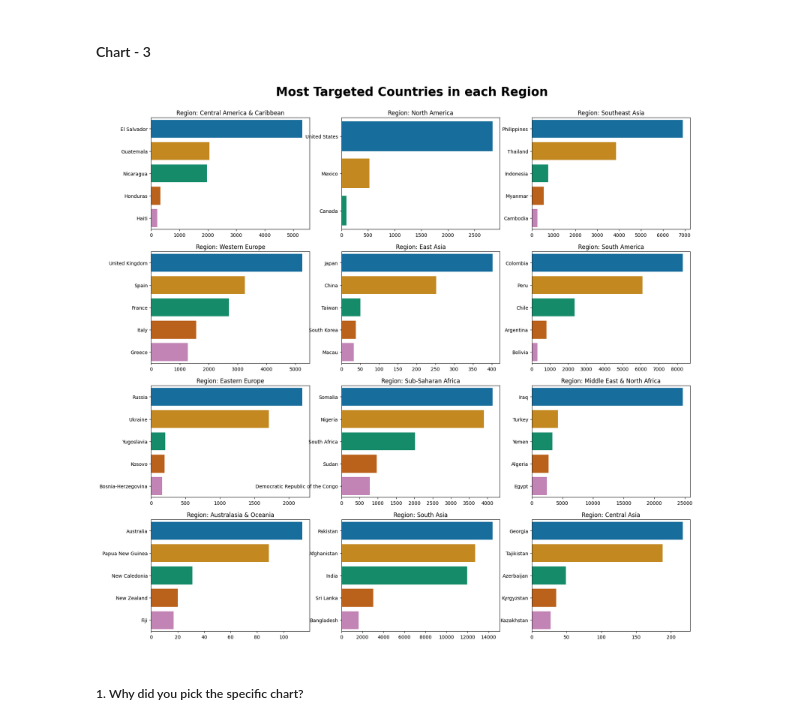
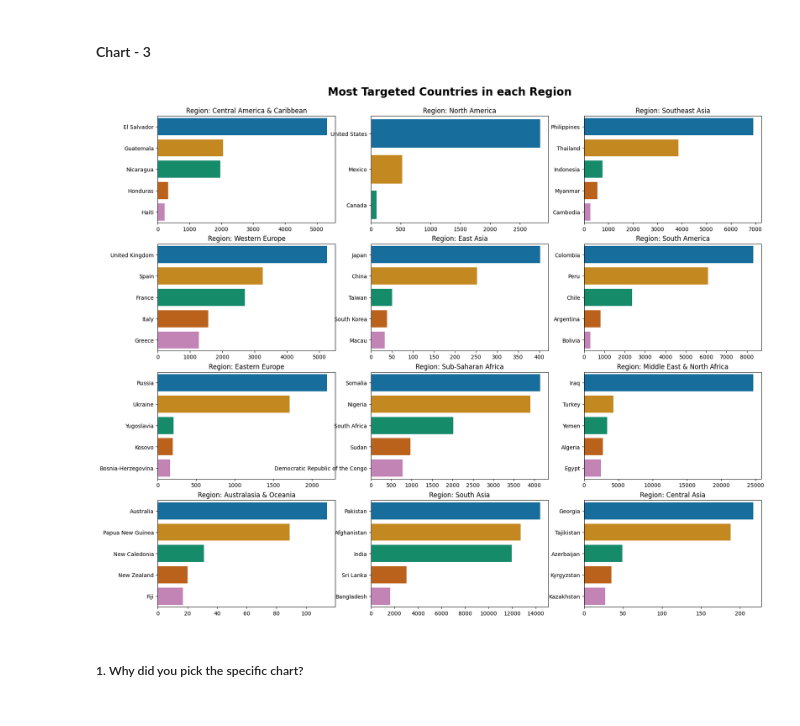
Before and after one commit to Mansi67/Global_Terrorism_Dataset_EDA, a Jupyter notebook: Global_Terrorism_Dataset_EDA.ipynb, the cells around one changed output. Saved outputs shown, nothing was run; the diff lists cells and outputs as text; code cells hidden in the pictures.

```diff
--- a/Global_Terrorism_Dataset_EDA.ipynb
+++ b/Global_Terrorism_Dataset_EDA.ipynb
@@ -351,24 +351,24 @@ Answer Here
 # %% [markdown]
 #### Chart - 3
 # %%
-fig, axes = plt.subplots(4, 3, figsize=(20,18))
-fig.subplots_adjust(top=0.93)
-plt.suptitle("Most Targeted Countries in each Region",  fontsize = 15, fontweight="bold")
+fig, axes = plt.subplots(4, 3, figsize=(20,15))
+fig.subplots_adjust(top=0.95)
+plt.suptitle("Most Targeted Countries in each Region",  fontsize = 20, fontweight="bold",y=1)
 i=0
 j=0
 flag=0
 for value in df['Region'].unique():
   x=df[df['Region']==value].groupby('Country')['eventid'].count().sort_values(ascending=False)[0:5]
   ax=sns.barplot(ax=axes[i,j],x = x.values, y = x.index,palette='colorblind', orient='h', ).set(title='Region: {}'.format(value),ylabel=None)
   j+=1
   flag+=1
   if j>2 and flag<12:
     i+=1
     j=0
 
 plt.show()
 # %% [output]
-[figure, old version]
+[figure, new version]
 # %% [markdown]
 ##### 1. Why did you pick the specific chart?
 # %% [markdown]
```
Also changed, not shown: parts of 2 cells of this notebook.
